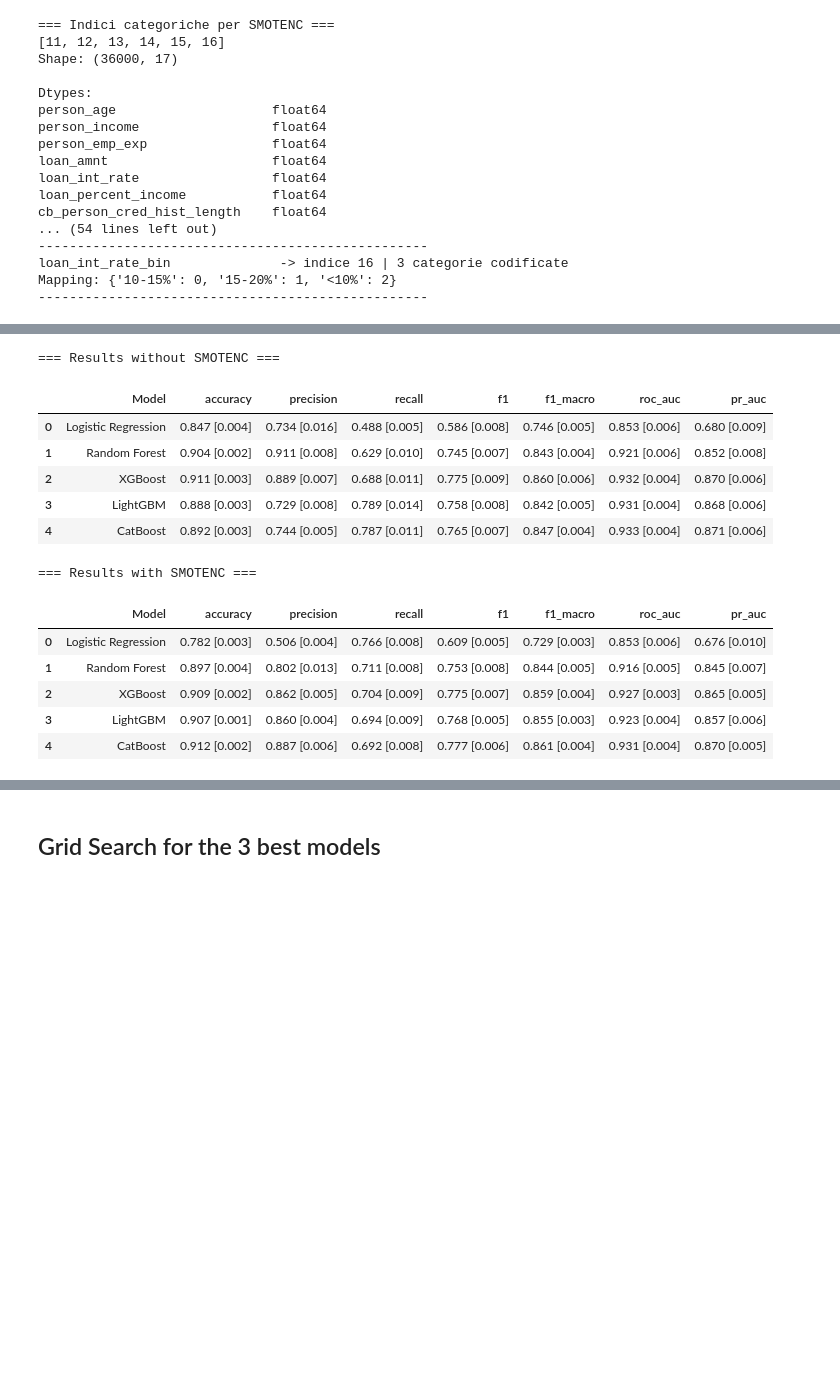
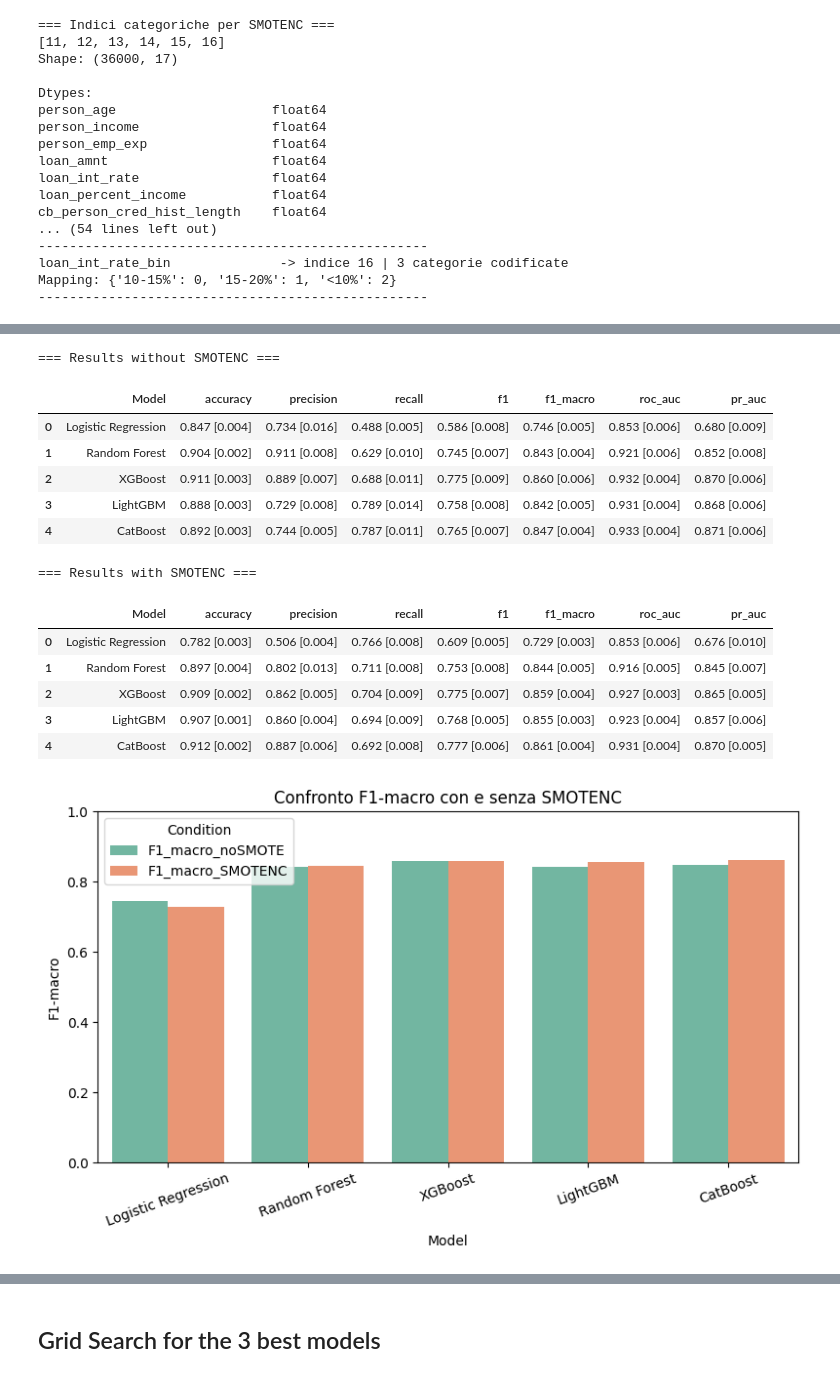
Before and after one commit to NicoBache/DMMLproject, a Jupyter notebook: DMML_CreditRisk_Notebook_Smtnc_ok.ipynb, the cells around one changed output, grey strips where cells are left out. Drawn from its saved outputs; the diff is of its cells as text; code cells hidden in the pictures; blank space fills up the shorter version.

```diff
--- a/DMML_CreditRisk_Notebook_Smtnc_ok.ipynb
+++ b/DMML_CreditRisk_Notebook_Smtnc_ok.ipynb
@@ -636,37 +621,67 @@ You can set `force_col_wise=true` to remove the overhead.
 [LightGBM] [Info] [binary:BoostFromScore]: pavg=0.500000 -> initscore=0.000000
 # %%
 import pandas as pd
+import matplotlib.pyplot as plt
+import seaborn as sns
 
 def format_results(results_dict):
     rows = []
     for model, metrics in results_dict.items():
         row = {"Model": model}
         for k, (mean, std) in metrics.items():
             metric = k.replace("test_", "")
             row[metric] = f"{mean:.3f} [{std:.3f}]"
         rows.append(row)
     return pd.DataFrame(rows)
 
 print("=== Results without SMOTENC ===")
-display(format_results(results_no_smote))
+df_no = format_results(results_no_smote)
+display(df_no)
 
 print("=== Results with SMOTENC ===")
-display(format_results(results_smote))
+df_smote = format_results(results_smote)
+display(df_smote)
+
+# Estrai valori F1-macro
+f1_no = {row["Model"]: float(row["f1_macro"].split()[0]) for _, row in df_no.iterrows()}
+f1_smote = {row["Model"]: float(row["f1_macro"].split()[0]) for _, row in df_smote.iterrows()}
+
+# Crea dataframe per il plot
+df_plot = pd.DataFrame({
+    "Model": list(f1_no.keys()),
+    "F1_macro_noSMOTE": list(f1_no.values()),
+    "F1_macro_SMOTENC": [f1_smote[m] for m in f1_no.keys()]
+})
+
+df_melt = df_plot.melt(id_vars="Model",
+                       value_vars=["F1_macro_noSMOTE", "F1_macro_SMOTENC"],
+                       var_name="Condition", value_name="F1_macro")
+
+plt.figure(figsize=(8,5))
+sns.barplot(data=df_melt, x="Model", y="F1_macro", hue="Condition", palette="Set2")
+plt.title("Confronto F1-macro con e senza SMOTENC")
+plt.ylabel("F1-macro")
+plt.ylim(0,1)
+plt.xticks(rotation=20)
+plt.legend(title="Condition")
+plt.tight_layout()
+plt.show()
 # %% [output]
 === Results without SMOTENC ===
 |  | Model | accuracy | precision | recall | f1 | f1_macro | roc_auc | pr_auc |
 | 0 | Logistic Regression | 0.847 [0.004] | 0.734 [0.016] | 0.488 [0.005] | 0.586 [0.008] | 0.746 [0.005] | 0.853 [0.006] | 0.680 [0.009] |
 | 1 | Random Forest | 0.904 [0.002] | 0.911 [0.008] | 0.629 [0.010] | 0.745 [0.007] | 0.843 [0.004] | 0.921 [0.006] | 0.852 [0.008] |
 | 2 | XGBoost | 0.911 [0.003] | 0.889 [0.007] | 0.688 [0.011] | 0.775 [0.009] | 0.860 [0.006] | 0.932 [0.004] | 0.870 [0.006] |
 | 3 | LightGBM | 0.888 [0.003] | 0.729 [0.008] | 0.789 [0.014] | 0.758 [0.008] | 0.842 [0.005] | 0.931 [0.004] | 0.868 [0.006] |
 | 4 | CatBoost | 0.892 [0.003] | 0.744 [0.005] | 0.787 [0.011] | 0.765 [0.007] | 0.847 [0.004] | 0.933 [0.004] | 0.871 [0.006] |
 === Results with SMOTENC ===
 |  | Model | accuracy | precision | recall | f1 | f1_macro | roc_auc | pr_auc |
 | 0 | Logistic Regression | 0.782 [0.003] | 0.506 [0.004] | 0.766 [0.008] | 0.609 [0.005] | 0.729 [0.003] | 0.853 [0.006] | 0.676 [0.010] |
 | 1 | Random Forest | 0.897 [0.004] | 0.802 [0.013] | 0.711 [0.008] | 0.753 [0.008] | 0.844 [0.005] | 0.916 [0.005] | 0.845 [0.007] |
 | 2 | XGBoost | 0.909 [0.002] | 0.862 [0.005] | 0.704 [0.009] | 0.775 [0.007] | 0.859 [0.004] | 0.927 [0.003] | 0.865 [0.005] |
 | 3 | LightGBM | 0.907 [0.001] | 0.860 [0.004] | 0.694 [0.009] | 0.768 [0.005] | 0.855 [0.003] | 0.923 [0.004] | 0.857 [0.006] |
 | 4 | CatBoost | 0.912 [0.002] | 0.887 [0.006] | 0.692 [0.008] | 0.777 [0.006] | 0.861 [0.004] | 0.931 [0.004] | 0.870 [0.005] |
+[figure, added]
 # %%
 from utils import feature_importance_all_models
 
```
Also changed, not shown: parts of 13 cells of this notebook, 5 other files.
